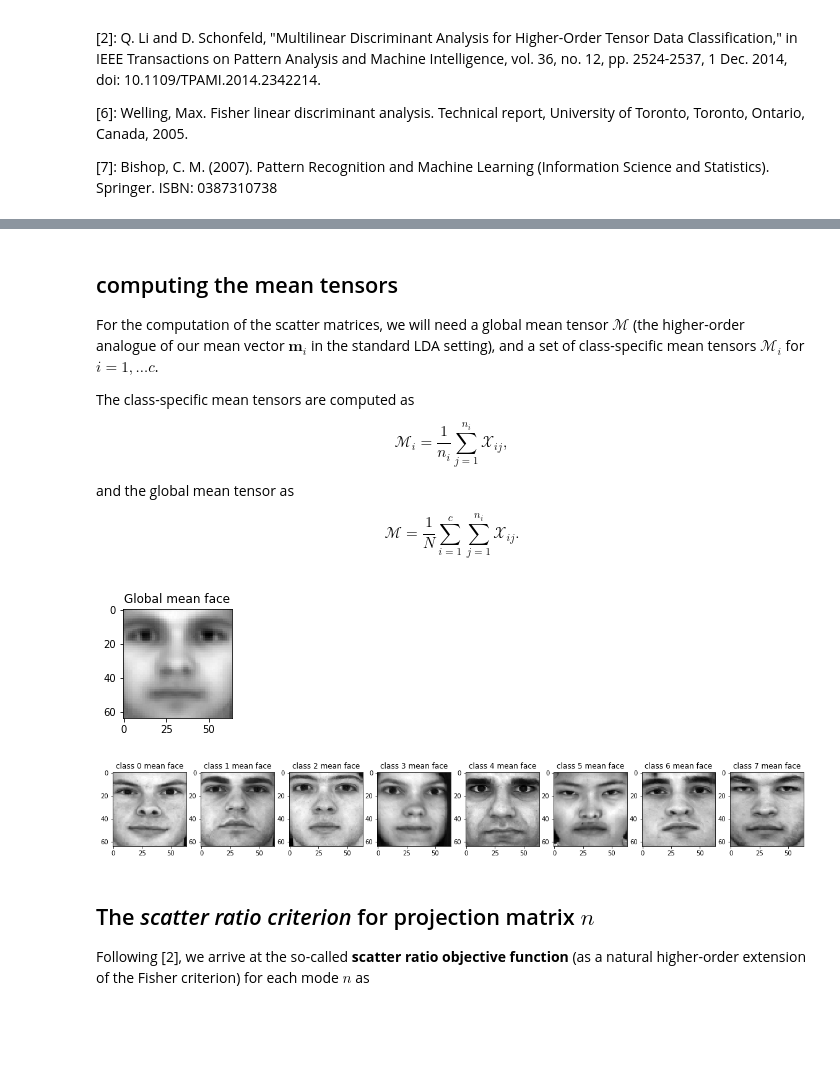
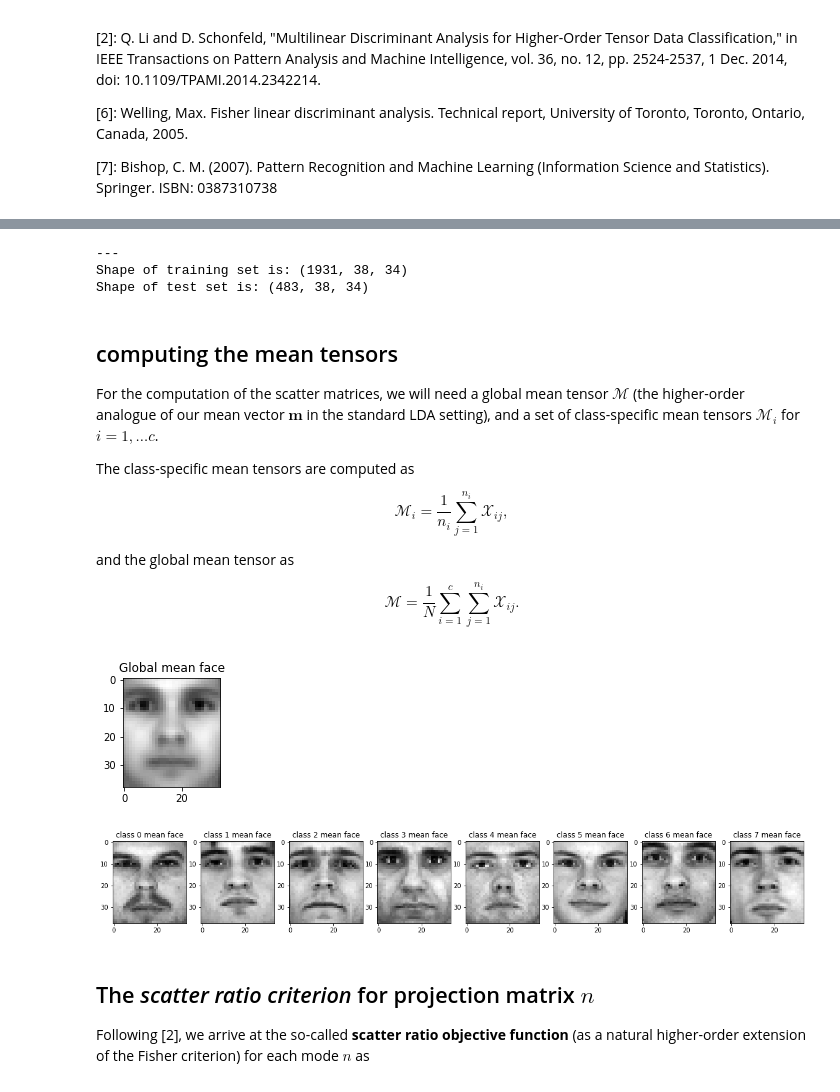
Before and after one commit to tensorly/Proceedings_IEEE_companion_notebooks, a Jupyter notebook: multilinear-discriminant-analysis.ipynb, the cells around one changed output, grey strips where cells are left out. Saved outputs shown, nothing was run; the diff lists cells and outputs as text; code cells hidden in the pictures; blank space fills up the shorter version.

Commit message:
use external data loader in MDA notebook

```diff
--- a/multilinear-discriminant-analysis.ipynb
+++ b/multilinear-discriminant-analysis.ipynb
@@ -129,7 +65,46 @@ Shape of test set is: (486, 64, 64)
+# %%
+from utils import fetch_cropped_yaleb
+
+dataset_path = './data/'
+yaleb_data = fetch_cropped_yaleb(dataset_path, zooming=0.2, max_n_subjects=None)
+
+X = [yaleb_data[x]['images'] for x in yaleb_data.keys()]
+y = [[i] * len(x) for i, x in enumerate(X)]
+
+# store the indices of training data that belong to each identity
+people_idx = [[] for _ in range(len(y))]
+
+X = np.concatenate(np.array(X))
+y = np.concatenate(np.array(y))
+
+# get test and train splits
+num_data = len(X)
+num_train = round(num_data * 0.8)
+
+idx = np.random.permutation(num_data)
+tr_idx, te_idx = idx[:num_train], idx[num_train:]
+
+X_train, X_test = X[tr_idx], X[te_idx]
+y_train, y_test = y[tr_idx], y[te_idx]
+
+for i, identity in enumerate(y_train):
+    # store the person's id label
+    people_idx[identity] += [i]
+
+X_train, X_test = tl.tensor(X_train), tl.tensor(X_test)
+y_train, y_test = tl.tensor(y_train), tl.tensor(y_test)
+
+print('---')
+print('Shape of training set is: {}'.format(X_train.shape))
+print('Shape of test set is: {}'.format(X_test.shape))
+# %% [output]
+---
+Shape of training set is: (1931, 38, 34)
+Shape of test set is: (483, 38, 34)
 # %% [markdown]
 ## computing the mean tensors
 
-For the computation of the scatter matrices, we will need a global mean tensor $\mathcal{M}$ (the higher-order analogue of our mean vector $\mathbf{m}_i$ in the standard LDA setting), and a set of class-specific mean tensors $\mathcal{M}_i$ for $i=1,\dots c$.
+For the computation of the scatter matrices, we will need a global mean tensor $\mathcal{M}$ (the higher-order analogue of our mean vector $\mathbf{m}$ in the standard LDA setting), and a set of class-specific mean tensors $\mathcal{M}_i$ for $i=1,\dots c$.
 
 The class-specific mean tensors are computed as
 
@@ -141,23 +116,23 @@ $$\mathcal{M}= \frac{1}{N} \sum_{i=1}^c \sum_{j=1}^{n_i} \mathcal{X}_{ij}.$$
 # %%
 # global and class-specific mean tensors
 global_mean = tl.mean(X_train, axis=0)
 class_means = []
 
 # compute the mean tensor for each identity
-for person_idx in people_idx:
+for i, person_idx in enumerate(people_idx):
     class_means += [tl.mean(X_train[person_idx], axis=0)]
 
 plt.figure(figsize=(2, 2))
 plt.imshow(global_mean, cmap='gray')
 plt.title('Global mean face')
 
 fig, axs = plt.subplots(1, 8, figsize=(20, 5))
 for i, ax in enumerate(axs):
     ax.imshow(class_means[i], cmap='gray')
     ax.set_title('class {} mean face'.format(i))
 # %% [output]
-[figure, old version]
+[figure, new version]
-[figure, old version]
+[figure, new version]
 # %% [markdown]
 ## The *scatter ratio criterion* for projection matrix $n$
 
```
Also changed, not shown: parts of 10 cells of this notebook.
